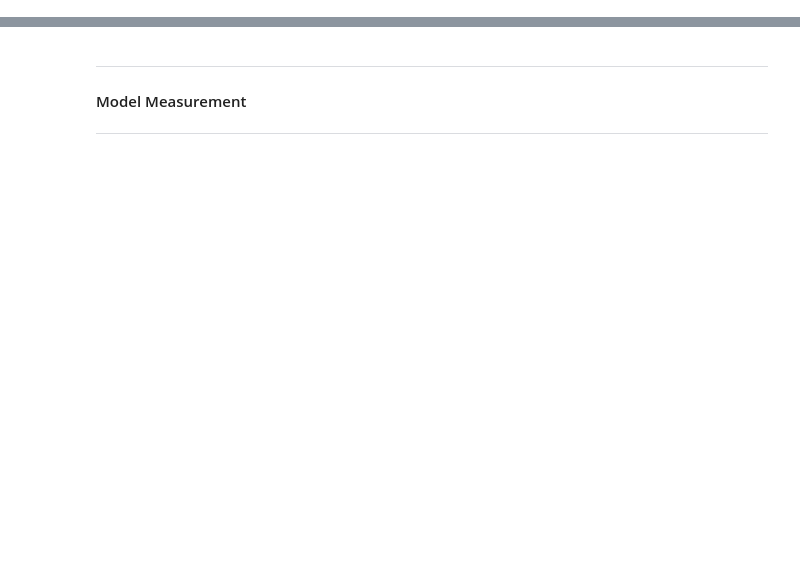
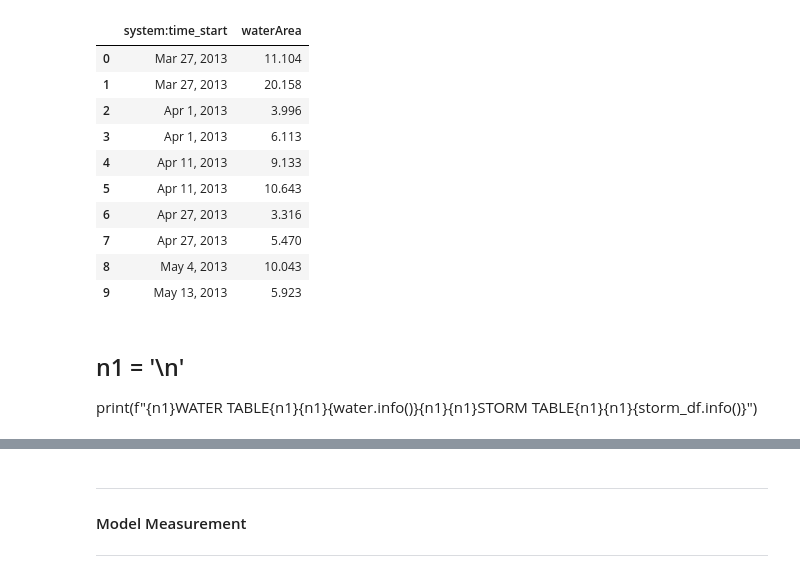
Before and after one commit to maxwiedmann/DSI_project_5__ee_water_levels, a Jupyter notebook: main.ipynb, the cells around one changed output, grey strips where cells are left out. Drawn from its saved outputs; the diff is of its cells as text; code cells hidden in the pictures; blank space fills up the shorter version.

```diff
--- a/main.ipynb
+++ b/main.ipynb
@@ -336,0 +32,22 @@ print(f"Our preliminary model will predict flood occurrence with {round((lr.scor
+# %%
+# GEE Water Pixel Measurement.
+water = pd.read_csv('./Charts/data/houston_water_levels_data.csv')
+# NOAA storm dataset.
+storm_df = pd.read_csv('./storm_data_search_results.csv')
+# %%
+water[:10]
+# %% [output]
+|  | system:time_start | waterArea |
+| 0 | Mar 27, 2013 | 11.104 |
+| 1 | Mar 27, 2013 | 20.158 |
+| 2 | Apr 1, 2013 | 3.996 |
+| 3 | Apr 1, 2013 | 6.113 |
+| 4 | Apr 11, 2013 | 9.133 |
+| 5 | Apr 11, 2013 | 10.643 |
+| 6 | Apr 27, 2013 | 3.316 |
+| 7 | Apr 27, 2013 | 5.470 |
+| 8 | May 4, 2013 | 10.043 |
+| 9 | May 13, 2013 | 5.923 |
+# %% [markdown]
+## n1 = '\n'
+print(f"{n1}WATER TABLE{n1}{n1}{water.info()}{n1}{n1}STORM TABLE{n1}{n1}{storm_df.info()}")
```
Also changed, not shown: parts of 44 cells of this notebook, 4 other files.
